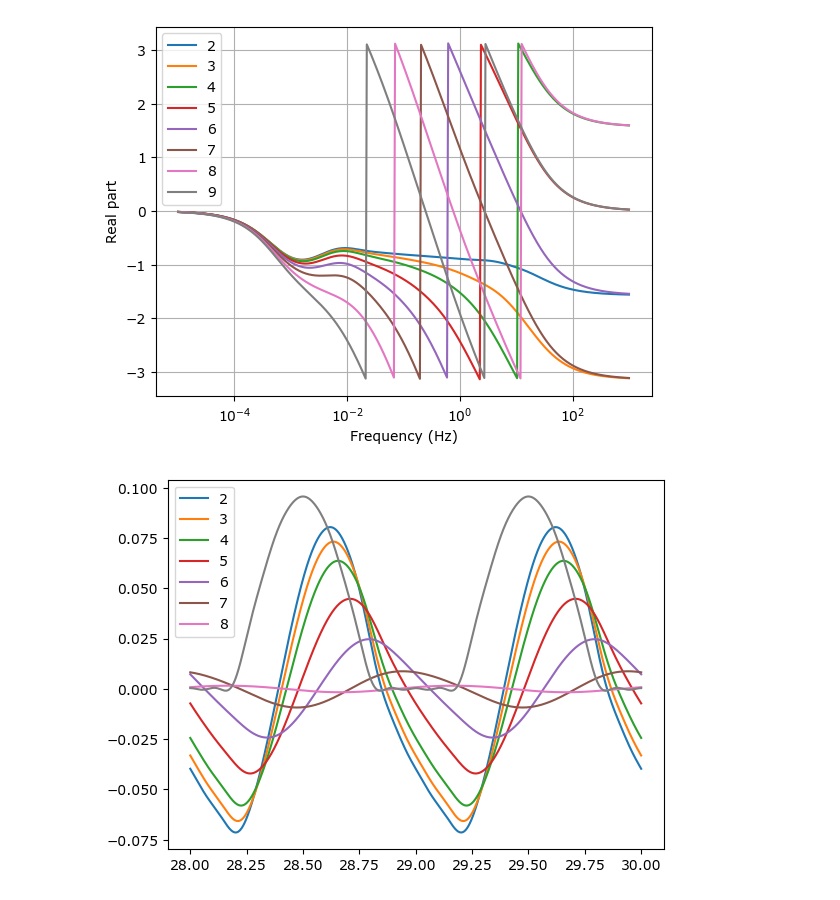
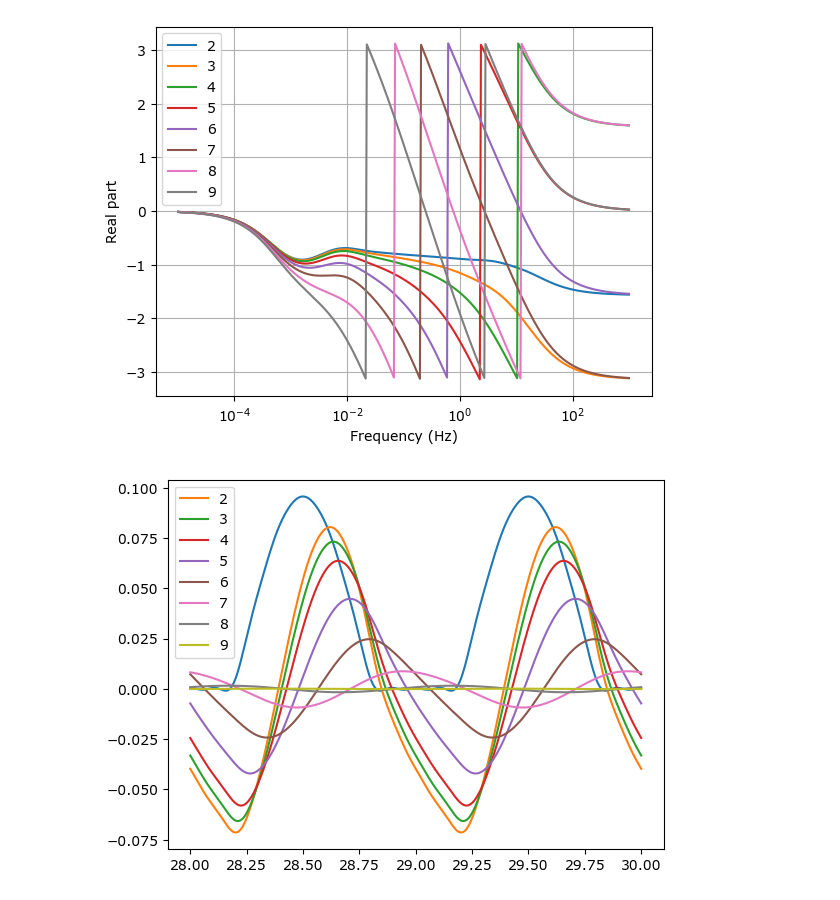
Before and after one commit to RichardPotthoff/Climate, a Jupyter notebook: LcapySim.ipynb, the cells around one changed output. Cells and saved outputs as stored; diff of their text form; code cells hidden in the pictures.

Commit message:
add last node to plot

```diff
--- a/LcapySim.ipynb
+++ b/LcapySim.ipynb
@@ -112,20 +112,18 @@ a,b,delta=a_b_sunrise(doy=80+365*0.25,lat=40.6,tilt=23.4)
 #    print(coeffi(a,b,delta,i))
 c=[coeffi(a,b,delta,i) for i in range(10)]
 from lcapy import t,cos
-Fc1=[ci*cos(i*t) if i!=0 else ci*t**0 for i,ci in enumerate(c)]
+Fc1=[ci*cos(i*t) for i,ci in enumerate(c)]
 # %%
 from matplotlib import pyplot as plt
 import numpy as np
 ax=plt.gca()
 vt = np.linspace(28, 30, 2000)
-#V_0='0.25'
-#cct1=cct.initialize({f'C{i:0d}':V_0 for i in range(1,9)},0)
-#display(cct)
-for i in range(2,9):
-  VFci=np.array([(current(term(s))*(cct[i].V(s)/Isrc))(t).evaluate(vt*2*np.pi) for term in Fc1[1:]])
+plt.plot(vt,0.1*sum(Fc1[0:]).evaluate(vt*2*np.pi))
+for i in range(2,10):
+  VFci=np.array([(current(term(s))*(cct[i].V(s)/Isrc))(t).evaluate(vt*2*np.pi) \
+                 for term in Fc1[1:]])
   plt.plot(vt,np.sum(VFci,axis=0),label=str(i))
-plt.plot(vt,0.1*sum(Fc1[0:]).evaluate(vt*2*np.pi))
 plt.legend()
 plt.show()
 # %% [output]
-[figure, old version]
+[figure, new version]
```
